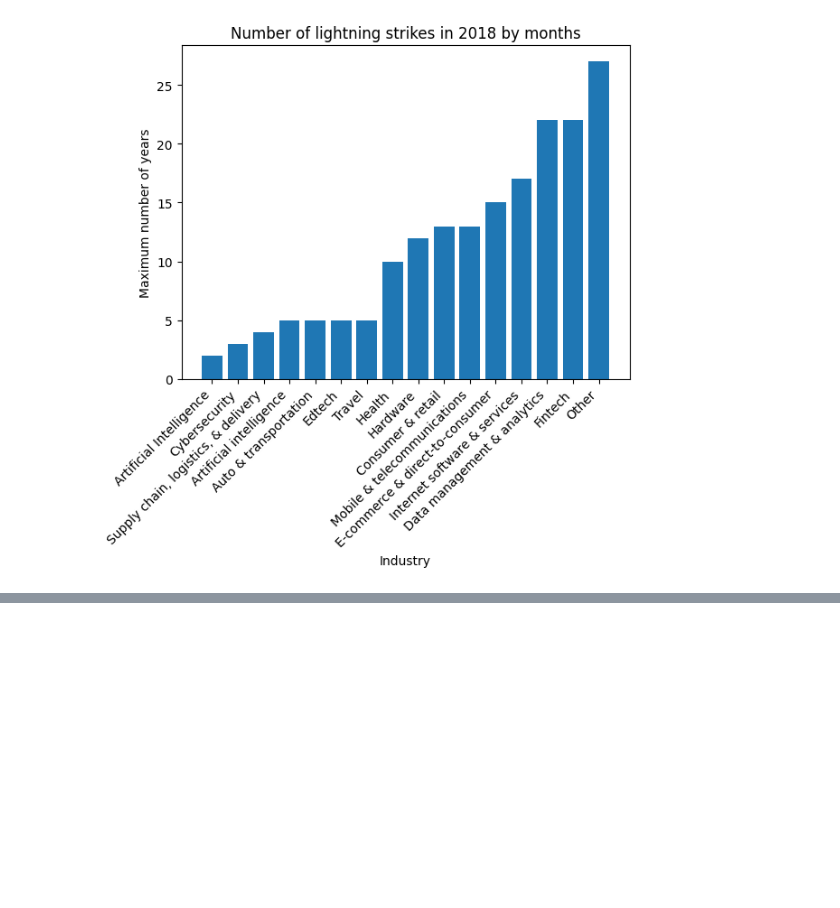
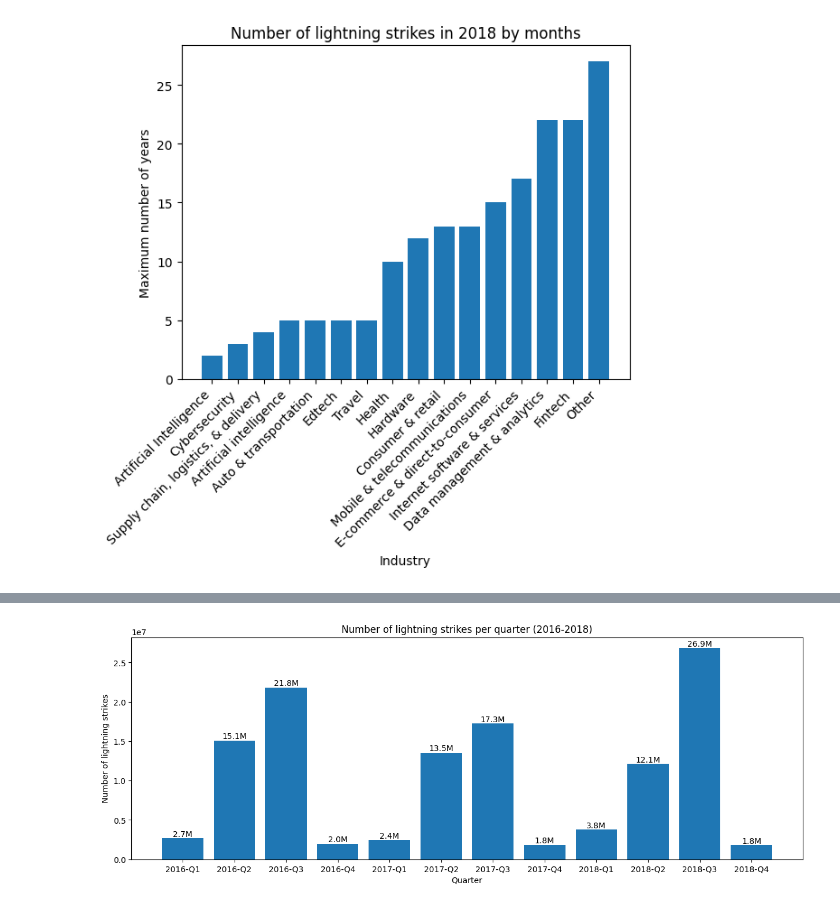
Before and after one commit to yildizramazan/daily-lightning-strikes, a Jupyter notebook: notebook.ipynb, the cells around one changed output, grey strips where cells are left out. Cells and saved outputs as stored; diff of their text form; code cells hidden in the pictures; blank space fills up the shorter version.

```diff
--- a/notebook.ipynb
+++ b/notebook.ipynb
@@ -328,0 +422,5 @@ None
+# %%
+df_by_quarter = date_manipulation_df.groupby(["quarter"])["number_of_strikes"].sum().reset_index()
+
+df_by_quarter['number_of_strikes_formatted'] = df_by_quarter['number_of_strikes'].div(1000000).round(1).astype(str) + 'M'
+df_by_quarter.head()
@@ -328,0 +434,18 @@ None
+# %%
+def addlabels(x, y, labels):
+    '''
+    Iterates over data and plots text labels above each bar of bar graph.
+    '''
+    for i in range(len(x)):
+        plt.text(i, y[i], labels[i], ha = 'center', va = 'bottom')
+# %%
+plt.figure(figsize = (15, 5))
+plt.bar(x = df_by_quarter['quarter'], height = df_by_quarter['number_of_strikes'])
+addlabels(df_by_quarter['quarter'], df_by_quarter['number_of_strikes'], df_by_quarter['number_of_strikes_formatted'])
+plt.plot()
+plt.xlabel('Quarter')
+plt.ylabel('Number of lightning strikes')
+plt.title('Number of lightning strikes per quarter (2016-2018)')
+plt.show()
+# %% [output]
+[figure, added]
```
Also changed, not shown: parts of 16 cells of this notebook.
